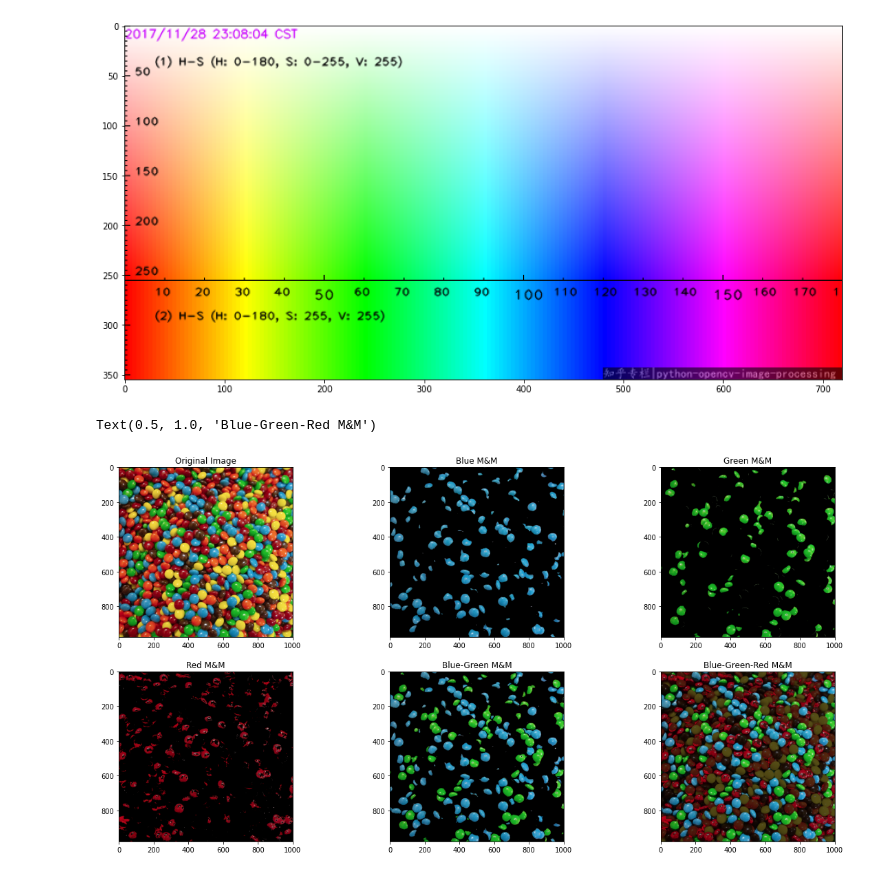
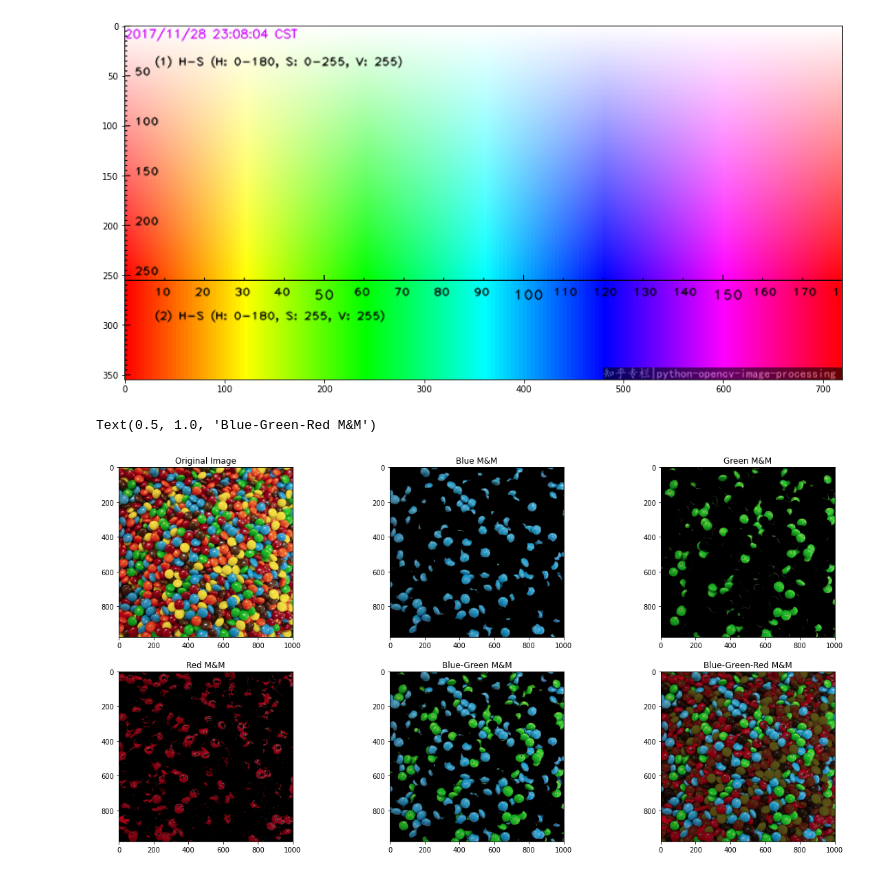
Before and after one commit to p-sachin/ComputerVision_Projects, a Jupyter notebook: M&M Challenge/M&MChallenge.ipynb, the cells around one changed output. Drawn from its saved outputs; the diff is of its cells as text; code cells hidden in the pictures.

```diff
--- a/M&M Challenge/M&MChallenge.ipynb
+++ b/M&M Challenge/M&MChallenge.ipynb
@@ -30,7 +30,7 @@ ax[0][0].set_title("Original Image")
 # We want to see only the blue ones
 hsv_blue = img_hsv.copy()
 # Selecting the Upper and Lower Bounds for Blue
-lower_bounds = (95, 18, 120)
+lower_bounds = (95, 50, 20)
 upper_bounds = (145, 255, 255)
 
 mask_blue = cv2.inRange(hsv_blue, lower_bounds, upper_bounds)
@@ -43,41 +43,41 @@ ax[0][1].set_title("Blue M&M")
 # We want to see only the green ones
 hsv_green = img_hsv.copy()
 # Selecting the Upper and Lower Bounds for Green
-lower_bounds = (40, 20, 120)
-upper_bounds = (70, 255, 255)
+lower_bounds = (40, 50, 20)
+upper_bounds = (80, 255, 255)
 mask_green = cv2.inRange(hsv_green, lower_bounds, upper_bounds)
 img_masked_green = img_rgb.copy()
 img_masked_green[mask_green == 0] = [0, 0, 0]
 
 ax[0][2].imshow(img_masked_green)
 ax[0][2].set_title("Green M&M")
 
 # We want to see only the red ones
 hsv_red = img_hsv.copy()
 # Selecting the Upper and Lower Bounds for Red
-lower_bounds = (170, 20, 120)
+lower_bounds = (170, 50, 20)
 upper_bounds = (180, 255, 255)
 mask_red = cv2.inRange(hsv_red, lower_bounds, upper_bounds)
 img_masked_red = img_rgb.copy()
 img_masked_red[mask_red == 0] = [0, 0, 0]
 
 ax[1][0].imshow(img_masked_red)
 ax[1][0].set_title("Red M&M")
 
 # We want to see the blue and green
 # We can do it using the bitwise OR operator
 blue_and_green = cv2.bitwise_or(img_masked_blue, img_masked_green)
 
 ax[1][1].imshow(blue_and_green)
 ax[1][1].set_title("Blue-Green M&M")
 
 # We want to see Blue, Green and Red and others will be faded.
 mask = cv2.bitwise_or(blue_and_green, img_masked_red)
 final_img = img_rgb.copy()
-final_img[mask == 0] = final_img[mask==0]*0.35
+final_img[mask == 0] = final_img[mask==0]*0.37
 
 ax[1][2].imshow(final_img)
 ax[1][2].set_title("Blue-Green-Red M&M")
 # %% [output]
 Text(0.5, 1.0, 'Blue-Green-Red M&M')
-[figure, old version]
+[figure, new version]
```
